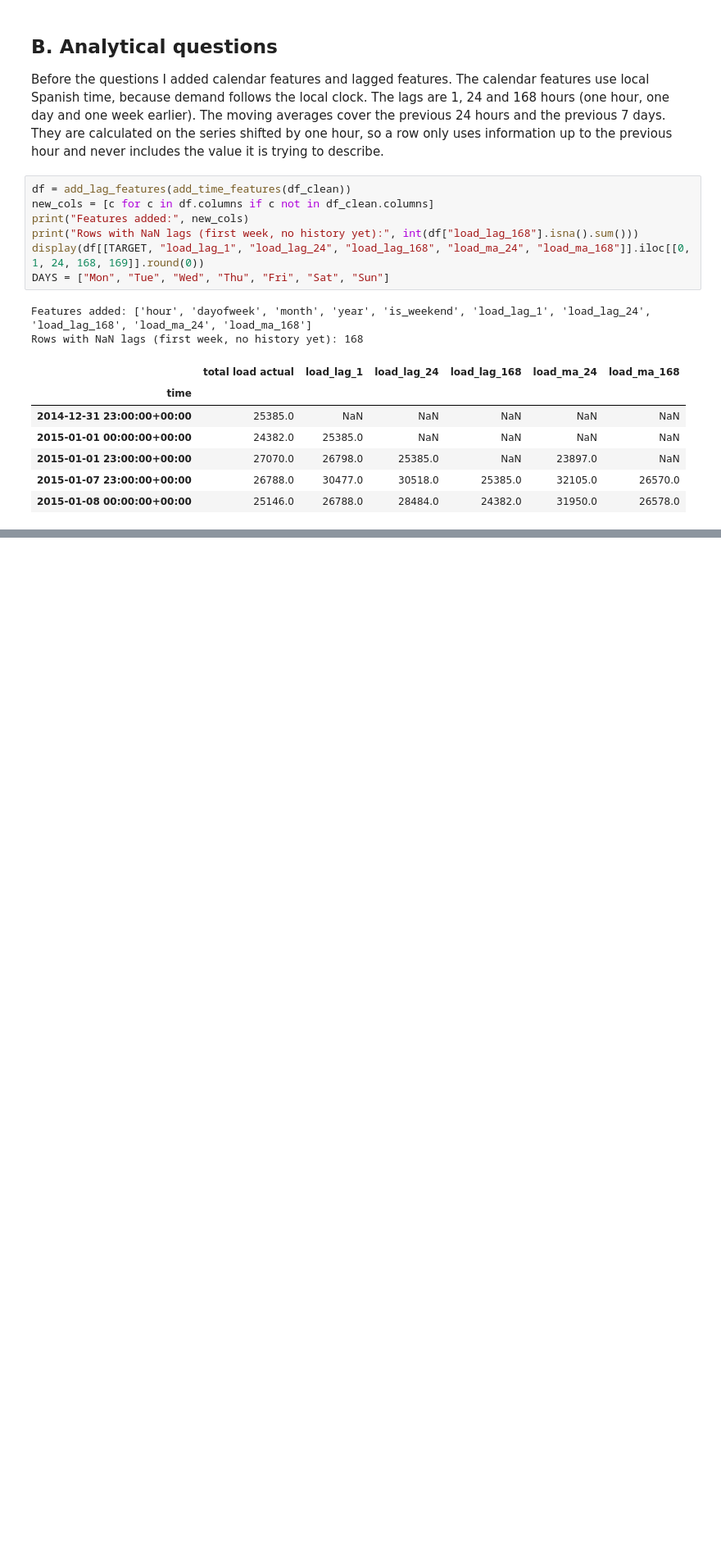
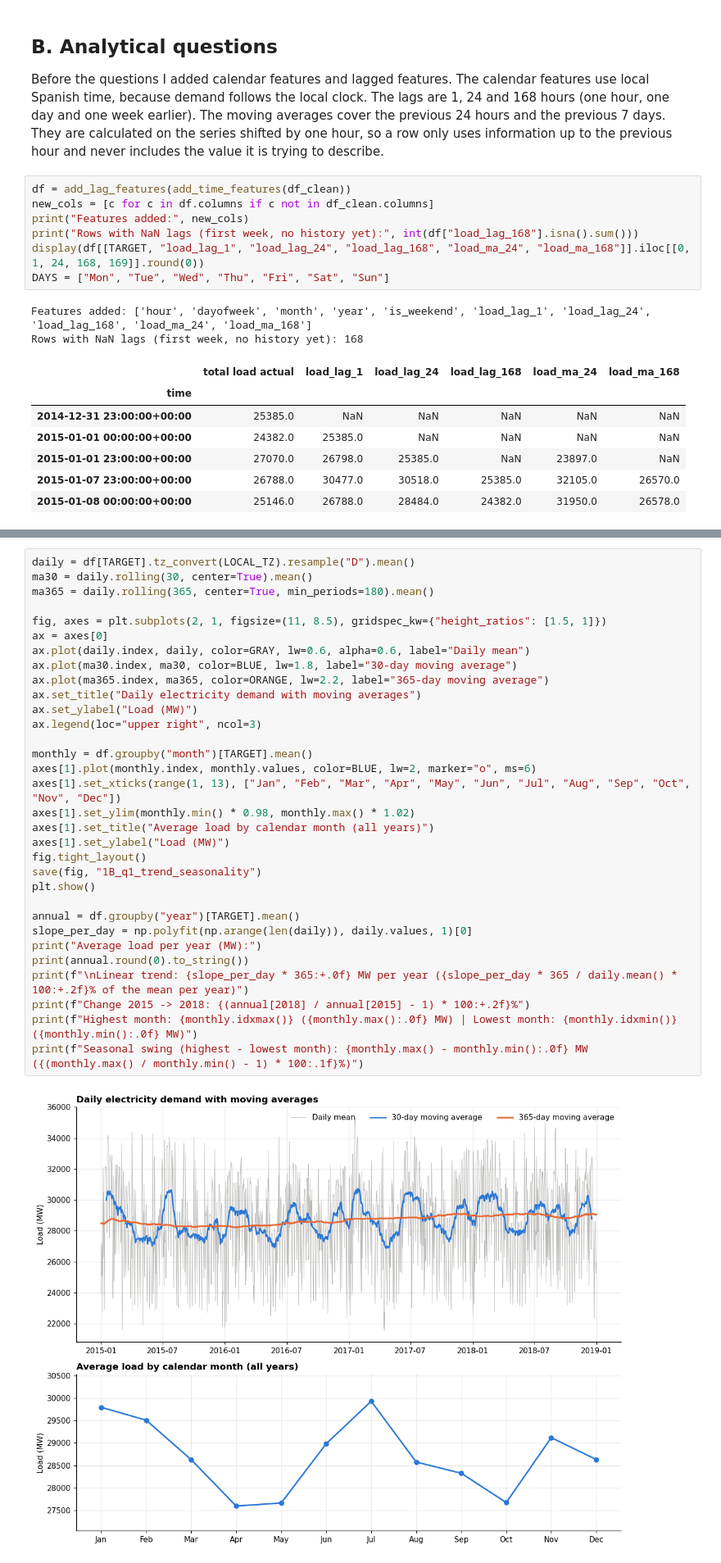
Before and after one commit to Keaane/Energy-demand-time-series-pipeline., a Jupyter notebook: task1_eda/Task1_Preprocessing_EDA.ipynb, the cells around one changed output, grey strips where cells are left out. Shown at 82% size. Drawn from its saved outputs; the diff is of its cells as text; blank space fills up the shorter version.

Commit message:
Add Q1: trend and seasonality

```diff
--- a/task1_eda/Task1_Preprocessing_EDA.ipynb
+++ b/task1_eda/Task1_Preprocessing_EDA.ipynb
@@ -453,0 +457,34 @@ Rows with NaN lags (first week, no history yet): 168
+# %%
+daily = df[TARGET].tz_convert(LOCAL_TZ).resample("D").mean()
+ma30 = daily.rolling(30, center=True).mean()
+ma365 = daily.rolling(365, center=True, min_periods=180).mean()
+
+fig, axes = plt.subplots(2, 1, figsize=(11, 8.5), gridspec_kw={"height_ratios": [1.5, 1]})
+ax = axes[0]
+ax.plot(daily.index, daily, color=GRAY, lw=0.6, alpha=0.6, label="Daily mean")
+ax.plot(ma30.index, ma30, color=BLUE, lw=1.8, label="30-day moving average")
+ax.plot(ma365.index, ma365, color=ORANGE, lw=2.2, label="365-day moving average")
+ax.set_title("Daily electricity demand with moving averages")
+ax.set_ylabel("Load (MW)")
+ax.legend(loc="upper right", ncol=3)
+
+monthly = df.groupby("month")[TARGET].mean()
+axes[1].plot(monthly.index, monthly.values, color=BLUE, lw=2, marker="o", ms=6)
+axes[1].set_xticks(range(1, 13), ["Jan", "Feb", "Mar", "Apr", "May", "Jun", "Jul", "Aug", "Sep", "Oct", "Nov", "Dec"])
+axes[1].set_ylim(monthly.min() * 0.98, monthly.max() * 1.02)
+axes[1].set_title("Average load by calendar month (all years)")
+axes[1].set_ylabel("Load (MW)")
+fig.tight_layout()
+save(fig, "1B_q1_trend_seasonality")
+plt.show()
+
+annual = df.groupby("year")[TARGET].mean()
+slope_per_day = np.polyfit(np.arange(len(daily)), daily.values, 1)[0]
+print("Average load per year (MW):")
+print(annual.round(0).to_string())
+print(f"\nLinear trend: {slope_per_day * 365:+.0f} MW per year ({slope_per_day * 365 / daily.mean() * 100:+.2f}% of the mean per year)")
+print(f"Change 2015 -> 2018: {(annual[2018] / annual[2015] - 1) * 100:+.2f}%")
+print(f"Highest month: {monthly.idxmax()} ({monthly.max():.0f} MW) | Lowest month: {monthly.idxmin()} ({monthly.min():.0f} MW)")
+print(f"Seasonal swing (highest - lowest month): {monthly.max() - monthly.min():.0f} MW ({(monthly.max() / monthly.min() - 1) * 100:.1f}%)")
+# %% [output]
+[figure, added]
```
Also changed, not shown: parts of 3 cells of this notebook, 1 other file.
